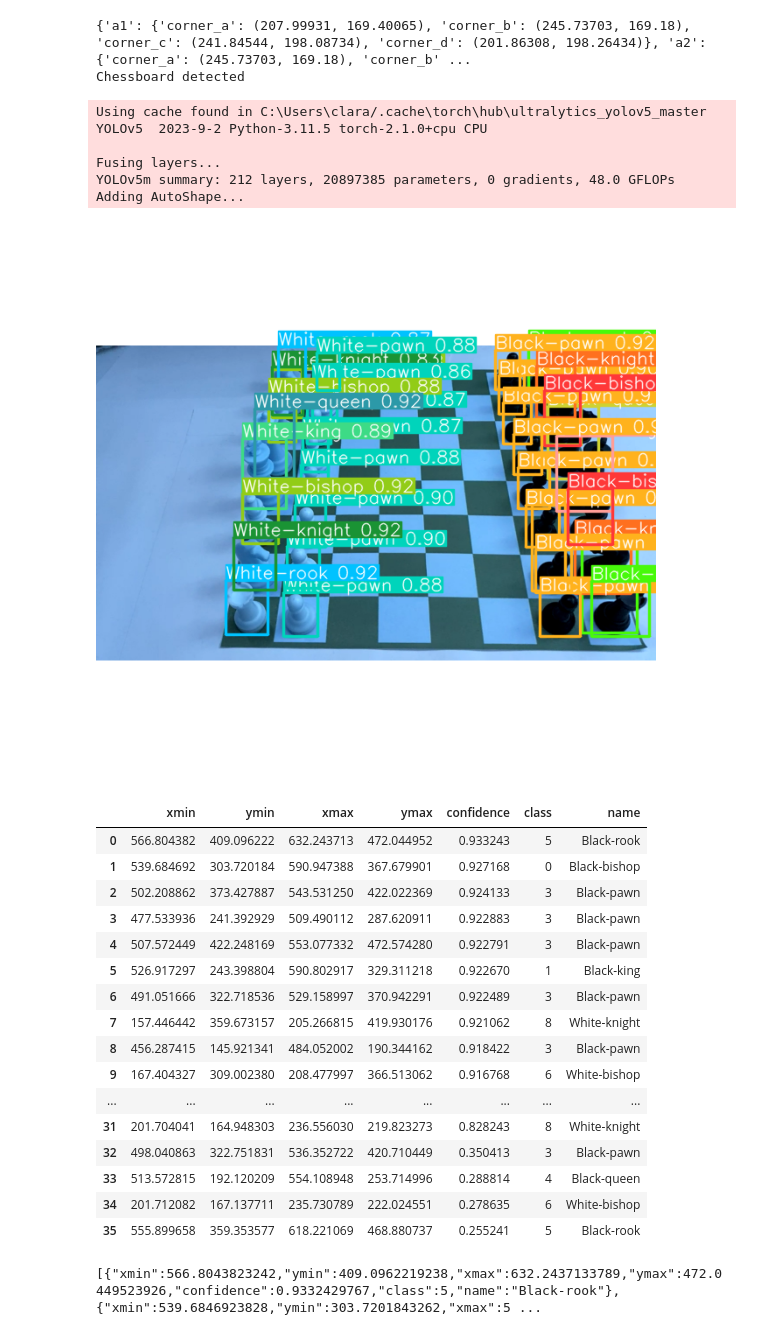
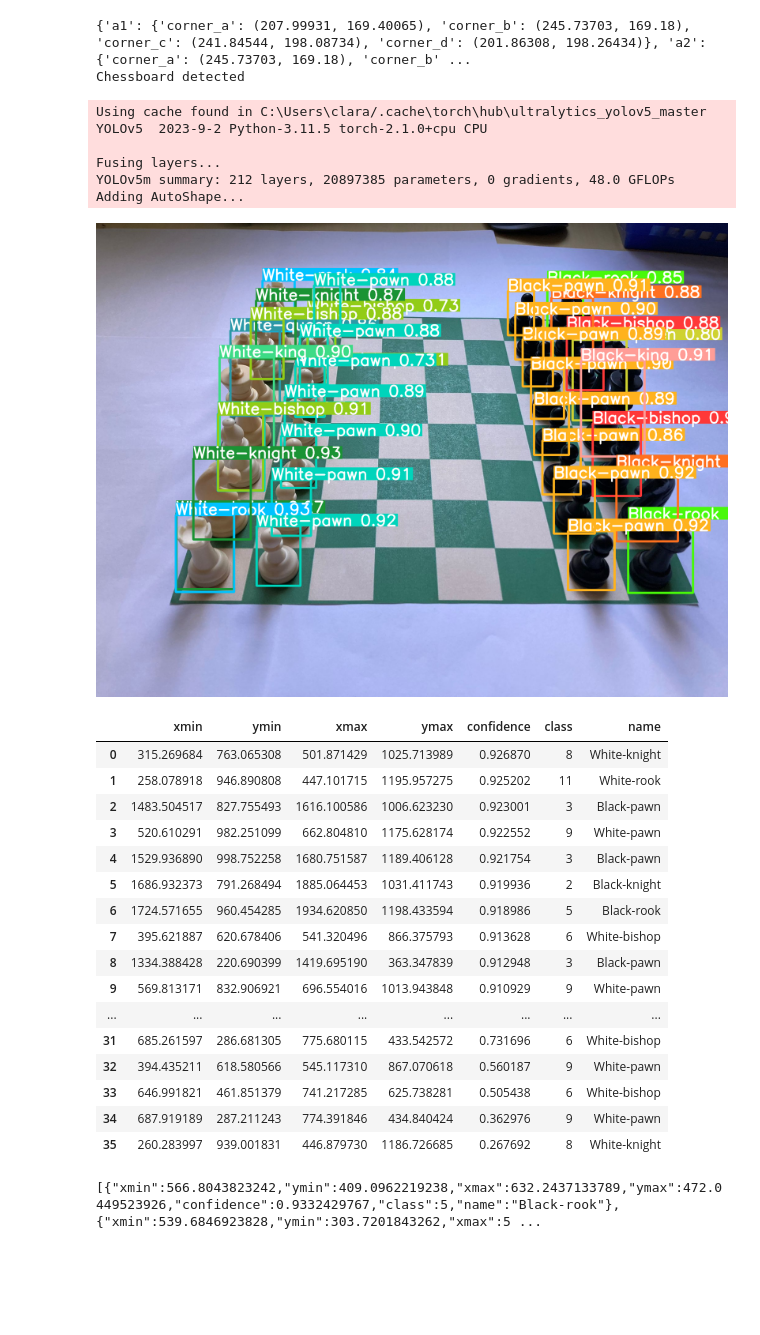
Before and after one commit to ClaraTschamon/BachelorThesis_ObjectDetection, a Jupyter notebook: inference_yolo.ipynb, the cells around one changed output. Saved outputs shown, nothing was run; the diff lists cells and outputs as text; code cells hidden in the pictures; blank space fills up the shorter version.

```diff
--- a/inference_yolo.ipynb
+++ b/inference_yolo.ipynb
@@ -93,58 +57,59 @@ grid, image = detector.detect_chessboard(image)
 Chessboard detected
 # %%
 import torch
+import cv2
 
 model = torch.hub.load('ultralytics/yolov5', 'custom', path='training_results/runs/train/results_yolov5m/exp5/weights/best.pt')  # local model
 
 #model.conf = 0.7  # NMS confidence threshold
 #iou = 0.45  # NMS IoU threshold
 #agnostic = False  # NMS class-agnostic
 #multi_label = False  # NMS multiple labels per box
 #classes = None  # (optional list) filter by class, i.e. = [0, 15, 16] for COCO persons, cats and dogs
 #max_det = 1000  # maximum number of detections per image
 #amp = False  # Automatic Mixed Precision (AMP) inference
 
-#path_to_image = 'testimages/withFigures.jpg'
-#image = cv2.imread(path_to_image)
-image = __get_chessboard_image()
-#image = cv2.cvtColor(image, cv2.COLOR_BGR2RGB)
-cv2.imshow('Image', image)
-cv2.waitKey(0)
-cv2.destroyAllWindows()
+path_to_image = 'testimages/withFigures.jpg'
+image = cv2.imread(path_to_image)
+#image = __get_chessboard_image()
+image = cv2.cvtColor(image, cv2.COLOR_BGR2RGB)
+#cv2.imshow('Image', image)
+#cv2.waitKey(0)
+#cv2.destroyAllWindows()
 
 # Inference
 #results = model(image)
-results = model(image, augment=True)
+results = model(image, augment=False)
 
 results.show()
 
 res = results.pandas().xyxy[0]
 results.pandas().xyxy[0]
 # %% [output]
 Using cache found in C:\Users\clara/.cache\torch\hub\ultralytics_yolov5_master
 YOLOv5  2023-9-2 Python-3.11.5 torch-2.1.0+cpu CPU
 
 Fusing layers...
 YOLOv5m summary: 212 layers, 20897385 parameters, 0 gradients, 48.0 GFLOPs
 Adding AutoShape...
-[figure, old version]
+[figure, new version]
 |  | xmin | ymin | xmax | ymax | confidence | class | name |
-| 0 | 566.804382 | 409.096222 | 632.243713 | 472.044952 | 0.933243 | 5 | Black-rook |
-| 1 | 539.684692 | 303.720184 | 590.947388 | 367.679901 | 0.927168 | 0 | Black-bishop |
-| 2 | 502.208862 | 373.427887 | 543.531250 | 422.022369 | 0.924133 | 3 | Black-pawn |
-| 3 | 477.533936 | 241.392929 | 509.490112 | 287.620911 | 0.922883 | 3 | Black-pawn |
-| 4 | 507.572449 | 422.248169 | 553.077332 | 472.574280 | 0.922791 | 3 | Black-pawn |
-| 5 | 526.917297 | 243.398804 | 590.802917 | 329.311218 | 0.922670 | 1 | Black-king |
-| 6 | 491.051666 | 322.718536 | 529.158997 | 370.942291 | 0.922489 | 3 | Black-pawn |
-| 7 | 157.446442 | 359.673157 | 205.266815 | 419.930176 | 0.921062 | 8 | White-knight |
-| 8 | 456.287415 | 145.921341 | 484.052002 | 190.344162 | 0.918422 | 3 | Black-pawn |
-| 9 | 167.404327 | 309.002380 | 208.477997 | 366.513062 | 0.916768 | 6 | White-bishop |
+| 0 | 315.269684 | 763.065308 | 501.871429 | 1025.713989 | 0.926870 | 8 | White-knight |
+| 1 | 258.078918 | 946.890808 | 447.101715 | 1195.957275 | 0.925202 | 11 | White-rook |
+| 2 | 1483.504517 | 827.755493 | 1616.100586 | 1006.623230 | 0.923001 | 3 | Black-pawn |
+| 3 | 520.610291 | 982.251099 | 662.804810 | 1175.628174 | 0.922552 | 9 | White-pawn |
+| 4 | 1529.936890 | 998.752258 | 1680.751587 | 1189.406128 | 0.921754 | 3 | Black-pawn |
+| 5 | 1686.932373 | 791.268494 | 1885.064453 | 1031.411743 | 0.919936 | 2 | Black-knight |
+| 6 | 1724.571655 | 960.454285 | 1934.620850 | 1198.433594 | 0.918986 | 5 | Black-rook |
+| 7 | 395.621887 | 620.678406 | 541.320496 | 866.375793 | 0.913628 | 6 | White-bishop |
+| 8 | 1334.388428 | 220.690399 | 1419.695190 | 363.347839 | 0.912948 | 3 | Black-pawn |
+| 9 | 569.813171 | 832.906921 | 696.554016 | 1013.943848 | 0.910929 | 9 | White-pawn |
 | ... | ... | ... | ... | ... | ... | ... | ... |
-| 31 | 201.704041 | 164.948303 | 236.556030 | 219.823273 | 0.828243 | 8 | White-knight |
-| 32 | 498.040863 | 322.751831 | 536.352722 | 420.710449 | 0.350413 | 3 | Black-pawn |
-| 33 | 513.572815 | 192.120209 | 554.108948 | 253.714996 | 0.288814 | 4 | Black-queen |
-| 34 | 201.712082 | 167.137711 | 235.730789 | 222.024551 | 0.278635 | 6 | White-bishop |
-| 35 | 555.899658 | 359.353577 | 618.221069 | 468.880737 | 0.255241 | 5 | Black-rook |
+| 31 | 685.261597 | 286.681305 | 775.680115 | 433.542572 | 0.731696 | 6 | White-bishop |
+| 32 | 394.435211 | 618.580566 | 545.117310 | 867.070618 | 0.560187 | 9 | White-pawn |
+| 33 | 646.991821 | 461.851379 | 741.217285 | 625.738281 | 0.505438 | 6 | White-bishop |
+| 34 | 687.919189 | 287.211243 | 774.391846 | 434.840424 | 0.362976 | 9 | White-pawn |
+| 35 | 260.283997 | 939.001831 | 446.879730 | 1186.726685 | 0.267692 | 8 | White-knight |
 # %%
 print(res.to_json(orient="records"))
 data_json = res.to_json(orient="records")
```
Also changed, not shown: parts of 2 cells of this notebook, 8 other files.
